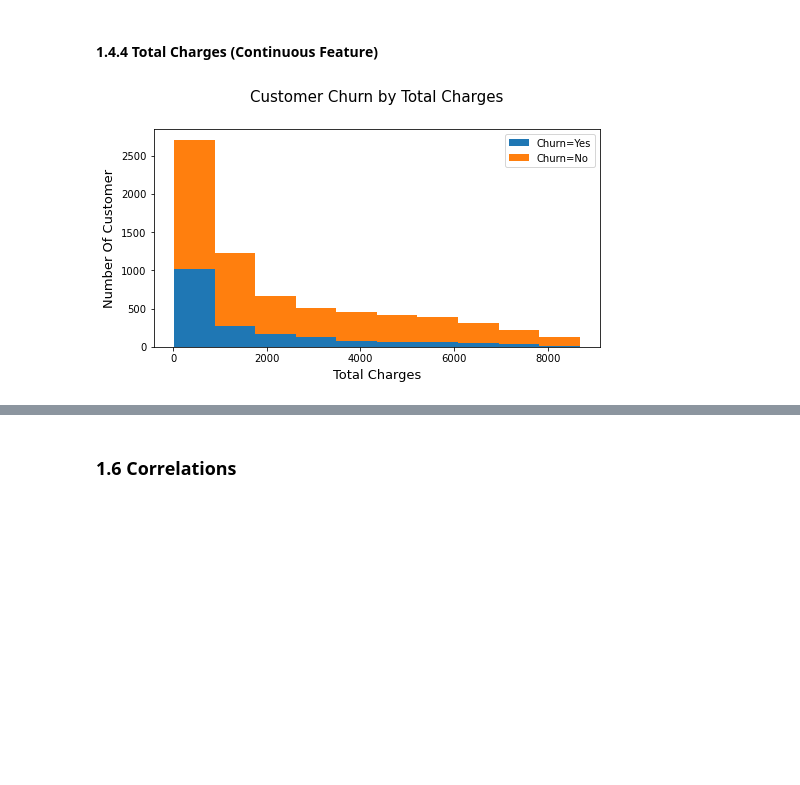
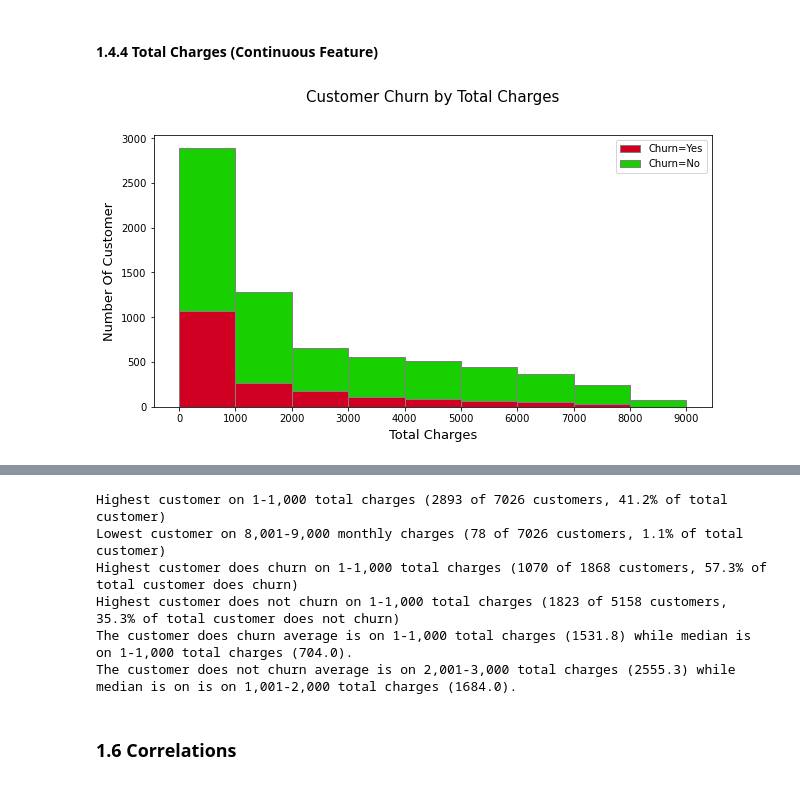
Before and after one commit to muhammadrifki1992/Project, a Jupyter notebook: Project2.ipynb, the cells around one changed output, grey strips where cells are left out. Saved outputs shown, nothing was run; the diff lists cells and outputs as text; code cells hidden in the pictures; blank space fills up the shorter version.

```diff
--- a/Project2.ipynb
+++ b/Project2.ipynb
@@ -430,17 +430,3 @@ The customer does churn average is on 70-79 monthly charges (74.4) while median
 The customer does not churn average is on 60-69 monthly charges (61.3) while median is on is on 60-69 monthly charges (64.0).
 # %% [markdown]
 #### 1.4.4 Total Charges (Continuous Feature)
-# %%
-tcc_n = df1[df1.Churn=='No'].TotalCharges
-tcc_y = df1[df1.Churn=='Yes'].TotalCharges
-
-plt.figure(figsize=(8, 4))
-plt.xlabel('Total Charges', size=13, labelpad=5)
-plt.ylabel('Number Of Customer', size=13, labelpad=5)
-plt.title('Customer Churn by Total Charges', size=15, y=1.10)
-plt.hist([tcc_y, tcc_n], bins=10, stacked=True)
-plt.legend(['Churn=Yes','Churn=No'])
-
-plt.show()
-# %% [output]
-[figure, removed]
@@ -458,0 +433,60 @@ plt.show()
+# %%
+tcc_n = df1[df1.Churn=='No'].TotalCharges.reset_index(drop=True).round().astype(int)
+tcc_y = df1[df1.Churn=='Yes'].TotalCharges.reset_index(drop=True).round().astype(int)
+tcc = pd.concat([tcc_y, tcc_n], axis=1).fillna(0).astype(int)
+tcc.columns = ['churn_yes', 'churn_no']
+
+
+#Visualization
+with sns.color_palette(['#cf0022', '#18cf00']):
+    fig, ax = plt.subplots(figsize=(10,5))
+    counts, bins, patches = ax.hist([tcc_y, tcc_n], bins=range(0, 9001, 1000), edgecolor='gray', stacked=True)
+    ax.set_xticks(bins)
+    plt.xlabel('Total Charges', size=13, labelpad=5)
+    plt.ylabel('Number Of Customer', size=13, labelpad=5)
+    plt.title('Customer Churn by Total Charges', size=15, y=1.10)
+    plt.legend(['Churn=Yes','Churn=No'])
+
+plt.show()
+
+
+
+#Table
+tcc_y0 = tcc_y.replace(range(0, 1001), '1-1000').replace(range(1001, 2000), '1001-2000').replace(range(2001, 3000), '2001-3000').replace(range(3001, 4000), '3001-4000').replace(range(4001, 5000), '4001-5000').replace(range(5001, 6000), '5001-6000').replace(range(6001, 7000), '6001-7000').replace(range(7001, 8000), '7001-8000').replace(range(8001, 9000), '8001-9000')
+tcc_n0 = tcc_n.replace(range(0, 1001), '1-1000').replace(range(1001, 2000), '1001-2000').replace(range(2001, 3000), '2001-3000').replace(range(3001, 4000), '3001-4000').replace(range(4001, 5000), '4001-5000').replace(range(5001, 6000), '5001-6000').replace(range(6001, 7000), '6001-7000').replace(range(7001, 8000), '7001-8000').replace(range(8001, 9000), '8001-9000')
+
+tcc0 = pd.concat([tcc_y0, tcc_n0], axis=1)
+tcc0.columns = ['churn_yes', 'churn_no']
+
+tcc_index = ['1-1000', '1001-2000', '2001-3000', '3001-4000', '4001-5000', '5001-6000', '6001-7000', '7001-8000', '8001-9000']
+tcc_y1 = tcc0['churn_yes'].value_counts().reindex(tcc_index).to_frame()
+tcc_n1 = tcc0['churn_no'].value_counts().reindex(tcc_index).to_frame()
+
+tcc_table = pd.concat([tcc_y1, tcc_n1], axis=1)
+tcc_table['total_cust'] = (tcc_table['churn_yes'] + tcc_table['churn_no'])
+tcc_table['point_difference'] = tcc_table['churn_no'] - tcc_table['churn_yes']
+tcc_table['churn_no_perc'] = (tcc_table['churn_no']  / tcc_table['churn_no'].sum())
+tcc_table['churn_no_perc'] = tcc_table['churn_no_perc'].map("{:.0%}".format)
+tcc_table['churn_yes_perc'] = (tcc_table['churn_yes']  / tcc_table['churn_yes'].sum())
+tcc_table['churn_yes_perc'] = tcc_table['churn_yes_perc'].map("{:.0%}".format)
+
+tcc_table_index = ['churn_no', 'churn_yes', 'total_cust', 'point_difference', 'churn_no_perc', 'churn_yes_perc']
+tcc_table = tcc_table.transpose().reindex(tcc_table_index)
+
+display(tcc_table)
+
+
+#summary
+print('\n\nHighest customer on 1-1,000 total charges ({} of {} customers, {:.1%} of total customer)'.format(tcc_table.loc['total_cust', '1-1000'], tcc_table.loc['total_cust'].sum(), tcc_table.loc['total_cust', '1-1000'] / tcc_table.loc['total_cust'].sum()))
+
+print('Lowest customer on 8,001-9,000 monthly charges ({} of {} customers, {:.1%} of total customer)'.format(tcc_table.loc['total_cust', '8001-9000'], tcc_table.loc['total_cust'].sum(), tcc_table.loc['total_cust', '8001-9000'] / tcc_table.loc['total_cust'].sum()))
+
+print('Highest customer does churn on 1-1,000 total charges ({} of {} customers, {:.1%} of total customer does churn)'.format(tcc_table.loc['churn_yes', '1-1000'], tcc_table.loc['churn_yes'].sum(), tcc_table.loc['churn_yes', '1-1000'] / tcc_table.loc['churn_yes'].sum()))
+
+print('Highest customer does not churn on 1-1,000 total charges ({} of {} customers, {:.1%} of total customer does not churn)'.format(tcc_table.loc['churn_no', '1-1000'], tcc_table.loc['churn_no'].sum(), tcc_table.loc['churn_no', '1-1000'] / tcc_table.loc['churn_no'].sum()))
+
+print('The customer does churn average is on 1-1,000 total charges ({:.1f}) while median is on 1-1,000 total charges ({:.1f}).'.format(tcc_y.mean(), tcc_y.median()))
+
+print('The customer does not churn average is on 2,001-3,000 total charges ({:.1f}) while median is on is on 1,001-2,000 total charges ({:.1f}).'.format(tcc_n.mean(), tcc_n.median()))
+# %% [output]
+[figure, added]
@@ -459,3 +500,9 @@ plt.show()
+Highest customer on 1-1,000 total charges (2893 of 7026 customers, 41.2% of total customer)
+Lowest customer on 8,001-9,000 monthly charges (78 of 7026 customers, 1.1% of total customer)
+Highest customer does churn on 1-1,000 total charges (1070 of 1868 customers, 57.3% of total customer does churn)
+Highest customer does not churn on 1-1,000 total charges (1823 of 5158 customers, 35.3% of total customer does not churn)
+The customer does churn average is on 1-1,000 total charges (1531.8) while median is on 1-1,000 total charges (704.0).
+The customer does not churn average is on 2,001-3,000 total charges (2555.3) while median is on is on 1,001-2,000 total charges (1684.0).
 # %% [markdown]
 ### 1.6 Correlations
 # %%
```
Also changed, not shown: parts of 5 cells of this notebook.
